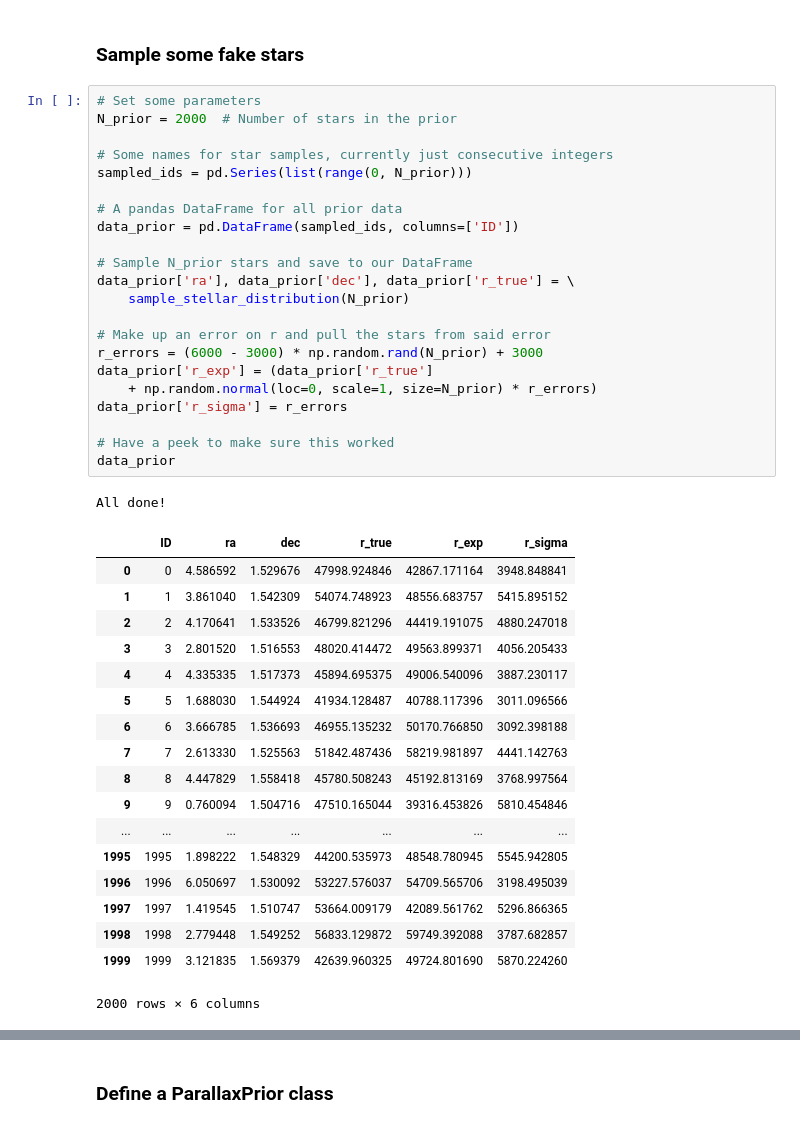
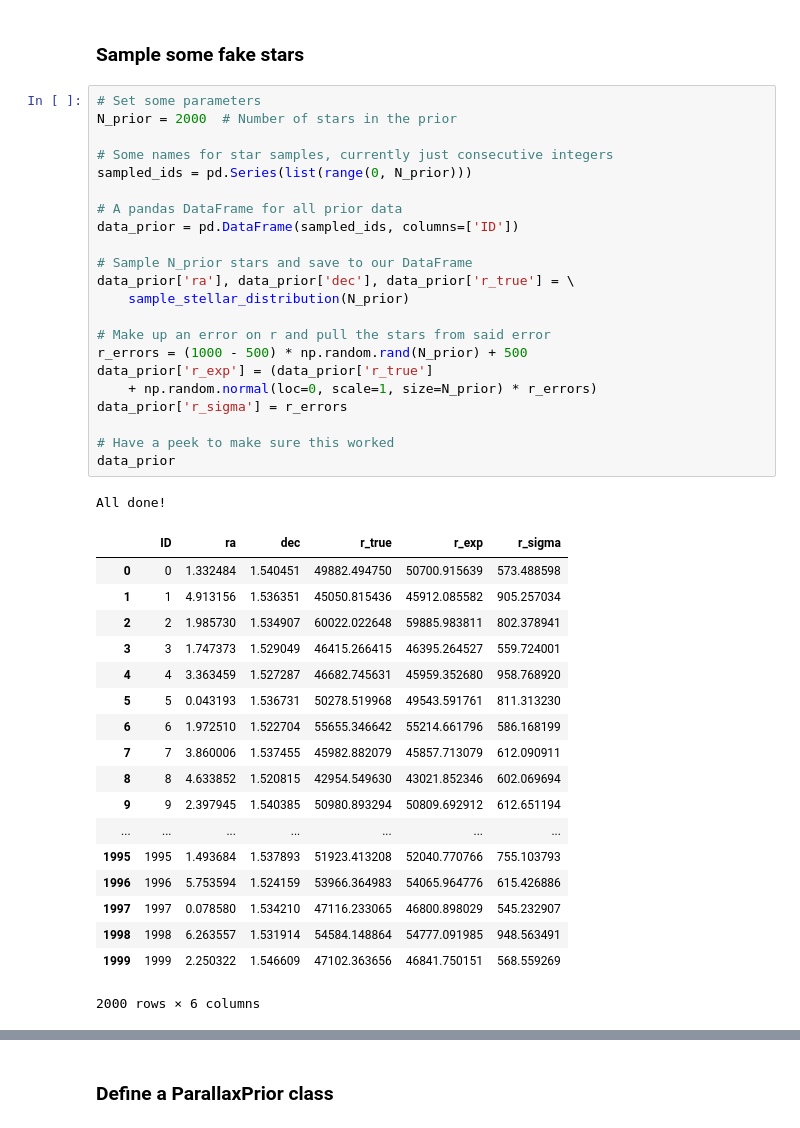
Before and after one commit to vickyscowcroft/bayesian_pl_fitting, a Jupyter notebook: batdog.ipynb, the cells around one changed output, grey strips where cells are left out. Drawn from its saved outputs; the diff is of its cells as text.

```diff
--- a/batdog.ipynb
+++ b/batdog.ipynb
@@ -363,44 +349,44 @@ data[['m_true'+band, 'omega_true', 'omega_exp', 'omega_sigma']]
 # %%
 # Set some parameters
 N_prior = 2000  # Number of stars in the prior
 
 # Some names for star samples, currently just consecutive integers
 sampled_ids = pd.Series(list(range(0, N_prior)))
 
 # A pandas DataFrame for all prior data
 data_prior = pd.DataFrame(sampled_ids, columns=['ID'])
 
 # Sample N_prior stars and save to our DataFrame
 data_prior['ra'], data_prior['dec'], data_prior['r_true'] = \
     sample_stellar_distribution(N_prior)
 
 # Make up an error on r and pull the stars from said error
-r_errors = (6000 - 3000) * np.random.rand(N_prior) + 3000
+r_errors = (1000 - 500) * np.random.rand(N_prior) + 500
 data_prior['r_exp'] = (data_prior['r_true']
     + np.random.normal(loc=0, scale=1, size=N_prior) * r_errors)
 data_prior['r_sigma'] = r_errors
 
 # Have a peek to make sure this worked
 data_prior
 # %% [output]
 All done!
 |  | ID | ra | dec | r_true | r_exp | r_sigma |
-| 0 | 0 | 4.586592 | 1.529676 | 47998.924846 | 42867.171164 | 3948.848841 |
-| 1 | 1 | 3.861040 | 1.542309 | 54074.748923 | 48556.683757 | 5415.895152 |
-| 2 | 2 | 4.170641 | 1.533526 | 46799.821296 | 44419.191075 | 4880.247018 |
-| 3 | 3 | 2.801520 | 1.516553 | 48020.414472 | 49563.899371 | 4056.205433 |
-| 4 | 4 | 4.335335 | 1.517373 | 45894.695375 | 49006.540096 | 3887.230117 |
-| 5 | 5 | 1.688030 | 1.544924 | 41934.128487 | 40788.117396 | 3011.096566 |
-| 6 | 6 | 3.666785 | 1.536693 | 46955.135232 | 50170.766850 | 3092.398188 |
-| 7 | 7 | 2.613330 | 1.525563 | 51842.487436 | 58219.981897 | 4441.142763 |
-| 8 | 8 | 4.447829 | 1.558418 | 45780.508243 | 45192.813169 | 3768.997564 |
-| 9 | 9 | 0.760094 | 1.504716 | 47510.165044 | 39316.453826 | 5810.454846 |
+| 0 | 0 | 1.332484 | 1.540451 | 49882.494750 | 50700.915639 | 573.488598 |
+| 1 | 1 | 4.913156 | 1.536351 | 45050.815436 | 45912.085582 | 905.257034 |
+| 2 | 2 | 1.985730 | 1.534907 | 60022.022648 | 59885.983811 | 802.378941 |
+| 3 | 3 | 1.747373 | 1.529049 | 46415.266415 | 46395.264527 | 559.724001 |
+| 4 | 4 | 3.363459 | 1.527287 | 46682.745631 | 45959.352680 | 958.768920 |
+| 5 | 5 | 0.043193 | 1.536731 | 50278.519968 | 49543.591761 | 811.313230 |
+| 6 | 6 | 1.972510 | 1.522704 | 55655.346642 | 55214.661796 | 586.168199 |
+| 7 | 7 | 3.860006 | 1.537455 | 45982.882079 | 45857.713079 | 612.090911 |
+| 8 | 8 | 4.633852 | 1.520815 | 42954.549630 | 43021.852346 | 602.069694 |
+| 9 | 9 | 2.397945 | 1.540385 | 50980.893294 | 50809.692912 | 612.651194 |
 | ... | ... | ... | ... | ... | ... | ... |
-| 1995 | 1995 | 1.898222 | 1.548329 | 44200.535973 | 48548.780945 | 5545.942805 |
-| 1996 | 1996 | 6.050697 | 1.530092 | 53227.576037 | 54709.565706 | 3198.495039 |
-| 1997 | 1997 | 1.419545 | 1.510747 | 53664.009179 | 42089.561762 | 5296.866365 |
-| 1998 | 1998 | 2.779448 | 1.549252 | 56833.129872 | 59749.392088 | 3787.682857 |
-| 1999 | 1999 | 3.121835 | 1.569379 | 42639.960325 | 49724.801690 | 5870.224260 |
+| 1995 | 1995 | 1.493684 | 1.537893 | 51923.413208 | 52040.770766 | 755.103793 |
+| 1996 | 1996 | 5.753594 | 1.524159 | 53966.364983 | 54065.964776 | 615.426886 |
+| 1997 | 1997 | 0.078580 | 1.534210 | 47116.233065 | 46800.898029 | 545.232907 |
+| 1998 | 1998 | 6.263557 | 1.531914 | 54584.148864 | 54777.091985 | 948.563491 |
+| 1999 | 1999 | 2.250322 | 1.546609 | 47102.363656 | 46841.750151 | 568.559269 |
 2000 rows × 6 columns
 # %%
 # A plot of the prior
```
Also changed, not shown: parts of 39 cells of this notebook.
